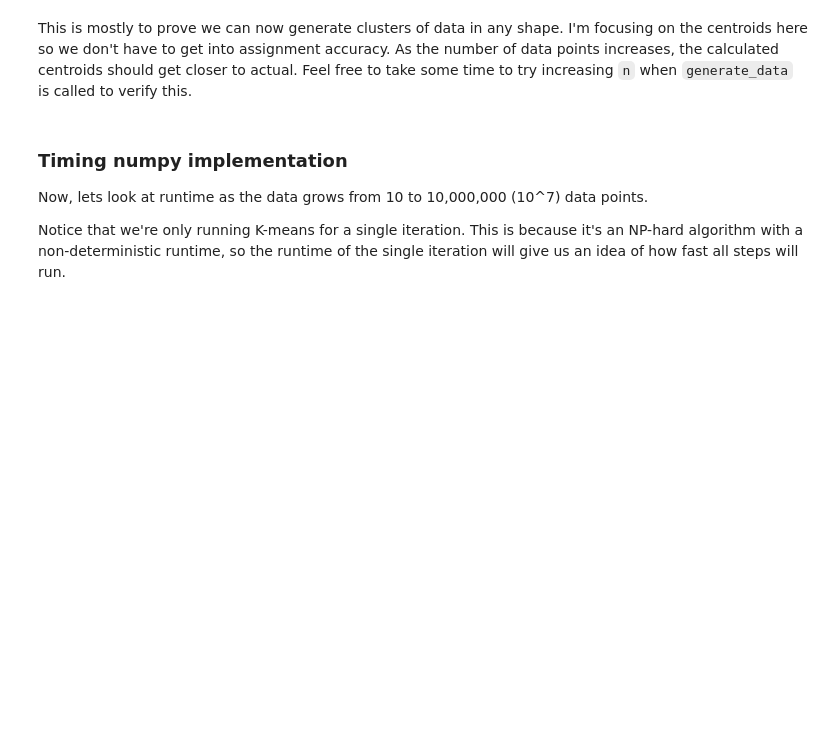
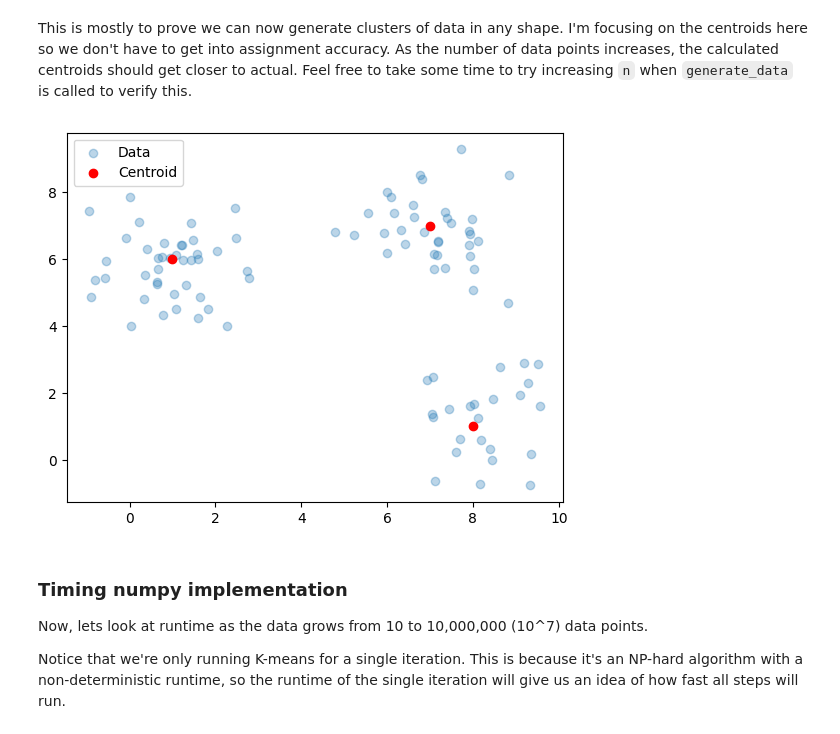
Before and after one commit to darrenjhsu/gpu_data_science_intro, a Jupyter notebook: workspace/01-introduction.ipynb, the cells around one changed output. Drawn from its saved outputs; the diff is of its cells as text; code cells hidden in the pictures; blank space fills up the shorter version.

Commit message:
Incorporated timing figure by default

```diff
--- a/workspace/01-introduction.ipynb
+++ b/workspace/01-introduction.ipynb
@@ -149,7 +149,10 @@ Feel free to take some time to try increasing `n` when `generate_data` is called
 # %%
 # Experiment with different counts and dimensions of data
 
-# data, centroids = generate_data(k=3, n=20, d=3)
+data, centroids = generate_data(k=3, n=100, d=2)
+plot_clusters(data, centroids=centroids)
+# %% [output]
+[figure, added]
 # %% [markdown]
 ### Timing numpy implementation
 
```
Also changed, not shown: parts of 15 cells of this notebook, 2 other files.
